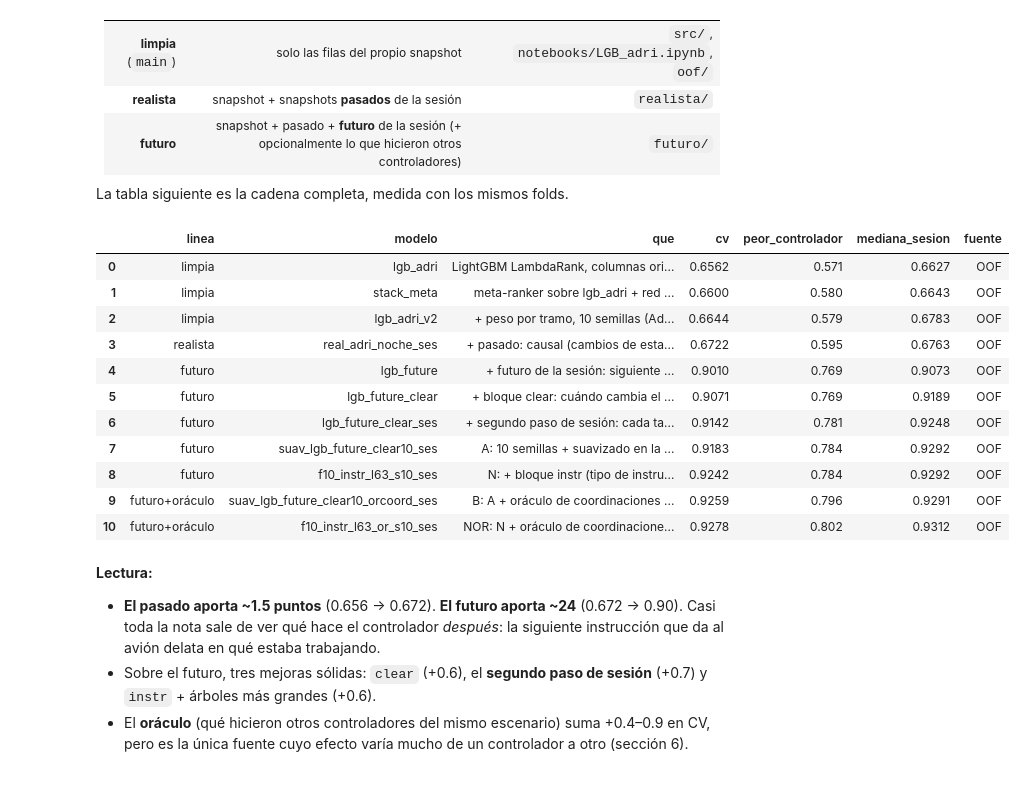
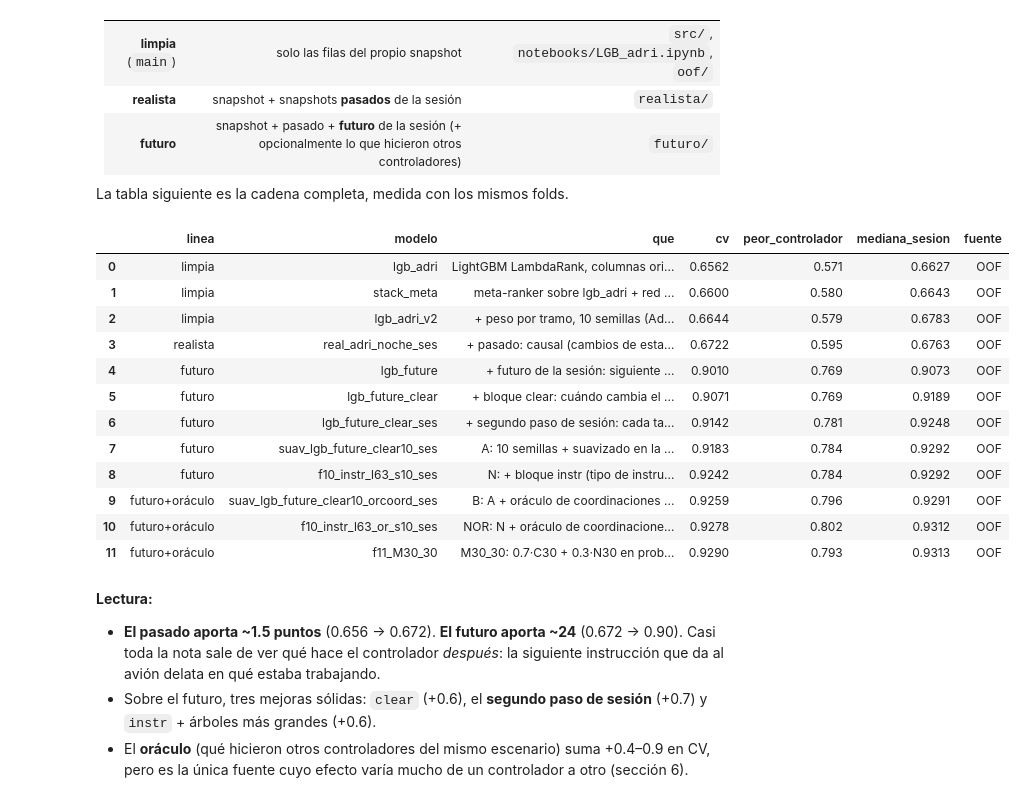
Before and after one commit to T1N8T/FlowDataLab, a Jupyter notebook: notebooks/00_destilado.ipynb, the cells around one changed output. Saved outputs shown, nothing was run; the diff lists cells and outputs as text; code cells hidden in the pictures.

```diff
--- a/notebooks/00_destilado.ipynb
+++ b/notebooks/00_destilado.ipynb
@@ -153,0 +303,20 @@ r.rename("P(la elegida es la más cercana al borde de su tipo)").round(3).to_fra
+# %%
+mu = labI.sample(60000, random_state=0)
+rho = mu[cols].rank().corr().abs()
+fam_of = {c: k for k, v in FAM.items() for c in v}
+names = list(FAM)
+def media_bloque(a, b):
+    v = rho.loc[FAM[a], FAM[b]].values.astype(float)
+    if a == b:
+        v = v[~np.eye(v.shape[0], dtype=bool)]        # sin la diagonal (cada variable consigo misma)
+    return np.nanmean(v)
+Mf = pd.DataFrame([[media_bloque(a, b) for b in names] for a in names], index=names, columns=names)
+fig, ax = plt.subplots(figsize=(5.2, 4.2))
+im = ax.imshow(Mf.values, cmap=plt.matplotlib.colors.LinearSegmentedColormap.from_list("azul", ["#fcfcfb", "#86b6ef", "#1c5cab"]),
+               vmin=0, vmax=max(0.4, Mf.values.max()))
+ax.set_xticks(range(len(names)), names, rotation=30); ax.set_yticks(range(len(names)), names); ax.grid(False)
+for i in range(len(names)):
+    for j in range(len(names)):
+        ax.text(j, i, f"{Mf.values[i, j]:.2f}", ha="center", va="center", fontsize=8,
+                color="#0b0b0b" if Mf.values[i, j] < 0.3 else "#fcfcfb")
+ax.set_title("|Spearman| medio entre familias", loc="left"); fig.colorbar(im, shrink=0.8); plt.tight_layout(); plt.show()
@@ -153,0 +372,21 @@ r.rename("P(la elegida es la más cercana al borde de su tipo)").round(3).to_fra
+# %%
+pres = labI.groupby("sample_id").task_index.apply(set)
+ans = resp.task_index
+T8 = [5, 4, 12, 2, 13, 3, 10, 6]
+W = pd.DataFrame(np.nan, index=[TY[i] for i in T8], columns=[TY[i] for i in T8])
+for x in T8:
+    for y in T8:
+        if x == y: continue
+        m = pres.apply(lambda s: x in s and y in s) & ans.reindex(pres.index).isin([x, y])
+        if m.sum() >= 30:
+            W.loc[TY[x], TY[y]] = (ans.reindex(pres.index)[m] == x).mean()
+fig, ax = plt.subplots(figsize=(6.4, 5.2))
+im = ax.imshow(W.values.astype(float), vmin=0, vmax=1,
+               cmap=plt.matplotlib.colors.LinearSegmentedColormap.from_list("div", ["#d03b3b", "#f0efec", "#2a78d6"]))
+ax.set_xticks(range(8), W.columns, rotation=40, ha="right"); ax.set_yticks(range(8), W.index); ax.grid(False)
+for i in range(8):
+    for j in range(8):
+        v = W.values[i, j]
+        if v == v: ax.text(j, i, f"{v:.2f}", ha="center", va="center", fontsize=7.5, color="#0b0b0b")
+ax.set_title("P(se elige el tipo de la fila | coinciden fila y columna)", loc="left"); fig.colorbar(im, shrink=0.8)
+plt.tight_layout(); plt.show()
@@ -164,32 +426,34 @@ La tabla siguiente es la cadena completa, medida con los mismos folds.
 # %%
 CADENA = [
     ("limpia", "lgb_adri", "LightGBM LambdaRank, columnas originales + alerta + contexto"),
     ("limpia", "stack_meta", "meta-ranker sobre lgb_adri + red + tipos"),
     ("limpia", "lgb_adri_v2", "+ peso por tramo, 10 semillas (Adri) · público 0.642"),
     ("realista", "real_adri_noche_ses", "+ pasado: causal (cambios de estado recientes) + geo, búsqueda de parámetros (Pablo, Adri)"),
     ("futuro", "lgb_future", "+ futuro de la sesión: siguiente instrucción al avión, desaparición de la tarea · público 0.942"),
     ("futuro", "lgb_future_clear", "+ bloque clear: cuándo cambia el nivel, rumbo, zona o ruta del avión"),
     ("futuro", "lgb_future_clear_ses", "+ segundo paso de sesión: cada tarea se trabaja una sola vez"),
     ("futuro", "suav_lgb_future_clear10_ses", "A: 10 semillas + suavizado en la racha · público 0.947"),
     ("futuro", "f10_instr_l63_s10_ses", "N: + bloque instr (tipo de instrucción que encaja con la tarea) + 63 hojas + extra_trees · público 0.951"),
     ("futuro+oráculo", "suav_lgb_future_clear10_orcoord_ses", "B: A + oráculo de coordinaciones (otros controladores) · público 0.934"),
     ("futuro+oráculo", "f10_instr_l63_or_s10_ses", "NOR: N + oráculo de coordinaciones · público 0.948"),
+    ("futuro+oráculo", "f11_M30_30", "M30_30: 0.7·C30 + 0.3·N30 en probabilidades, peso por CV anidada (Pablo, sección 24h)"),
 ]
 T = pd.DataFrame([dict(linea=l, modelo=m, que=q, **medir(m)) for l, m, q in CADENA])
 T
 # %% [output]
 |  | linea | modelo | que | cv | peor_controlador | mediana_sesion | fuente |
 | 0 | limpia | lgb_adri | LightGBM LambdaRank, columnas ori... | 0.6562 | 0.571 | 0.6627 | OOF |
 | 1 | limpia | stack_meta | meta-ranker sobre lgb_adri + red ... | 0.6600 | 0.580 | 0.6643 | OOF |
 | 2 | limpia | lgb_adri_v2 | + peso por tramo, 10 semillas (Ad... | 0.6644 | 0.579 | 0.6783 | OOF |
 | 3 | realista | real_adri_noche_ses | + pasado: causal (cambios de esta... | 0.6722 | 0.595 | 0.6763 | OOF |
 | 4 | futuro | lgb_future | + futuro de la sesión: siguiente ... | 0.9010 | 0.769 | 0.9073 | OOF |
 | 5 | futuro | lgb_future_clear | + bloque clear: cuándo cambia el ... | 0.9071 | 0.769 | 0.9189 | OOF |
 | 6 | futuro | lgb_future_clear_ses | + segundo paso de sesión: cada ta... | 0.9142 | 0.781 | 0.9248 | OOF |
 | 7 | futuro | suav_lgb_future_clear10_ses | A: 10 semillas + suavizado en la ... | 0.9183 | 0.784 | 0.9292 | OOF |
 | 8 | futuro | f10_instr_l63_s10_ses | N: + bloque instr (tipo de instru... | 0.9242 | 0.784 | 0.9292 | OOF |
 | 9 | futuro+oráculo | suav_lgb_future_clear10_orcoord_ses | B: A + oráculo de coordinaciones ... | 0.9259 | 0.796 | 0.9291 | OOF |
 | 10 | futuro+oráculo | f10_instr_l63_or_s10_ses | NOR: N + oráculo de coordinacione... | 0.9278 | 0.802 | 0.9312 | OOF |
+| 11 | futuro+oráculo | f11_M30_30 | M30_30: 0.7·C30 + 0.3·N30 en prob... | 0.9290 | 0.793 | 0.9313 | OOF |
 # %% [markdown]
 **Lectura:**
 - **El pasado aporta ~1.5 puntos** (0.656 → 0.672). **El futuro aporta ~24** (0.672 → 0.90). Casi toda la nota sale de ver qué hace
```
Also changed, not shown: parts of 31 cells of this notebook, 5 other files.
